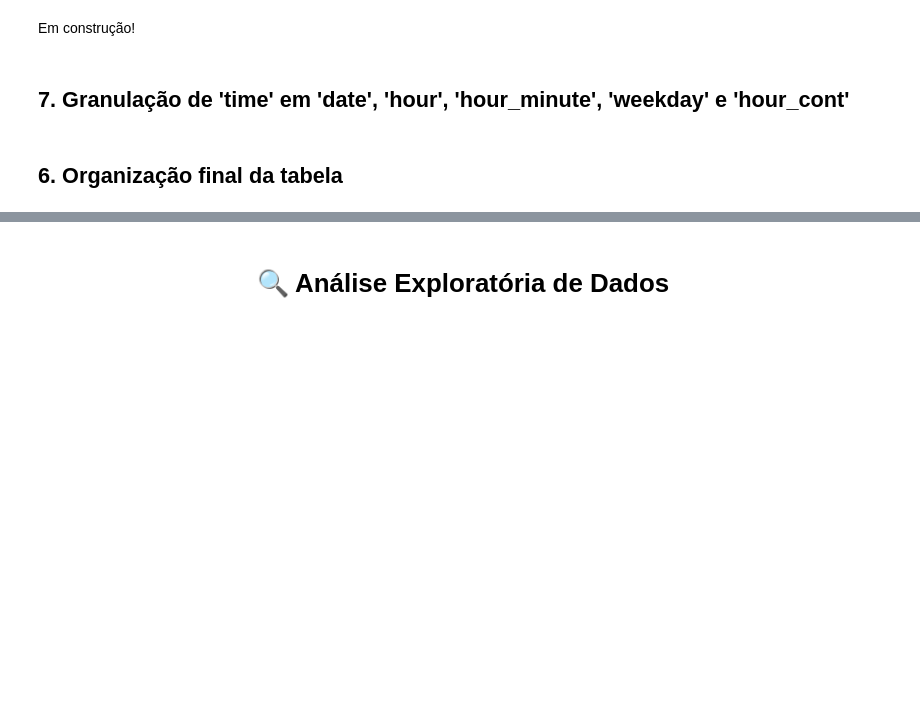
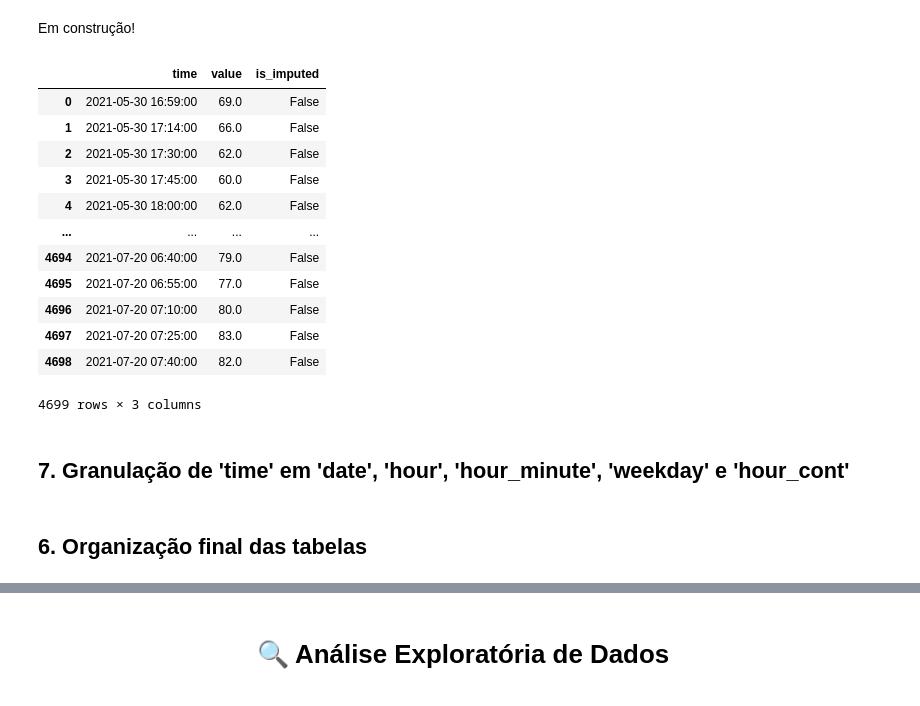
Before and after one commit to teco-insights/continuous-glucose-monitoring, a Jupyter notebook: continuous_glucose_monitoring.ipynb, the cells around one changed output, grey strips where cells are left out. Drawn from its saved outputs; the diff is of its cells as text; code cells hidden in the pictures; blank space fills up the shorter version.

```diff
--- a/continuous_glucose_monitoring.ipynb
+++ b/continuous_glucose_monitoring.ipynb
@@ -144,54 +244,86 @@ Em construção!
 # %%
 # Consideramos as últimas 10 medidas anteriores e 10 posteriores registradas no conjunto de dados.
 # Atribuíremos pesos diferentes a cada uma, de acordo com a distância para o nosso dado faltante.
-def imputar_por_media_ponderada(df, col_time='time', col_val='value', alpha=2, k_vizinhos=20):
+
+def imp_mp(df, col_time='time', col_val='value', alpha=2, k_vizinhos=20):
     """
     Preenche valores ausentes com média ponderada de vizinhos temporais.
 
     Parâmetros:
         df: DataFrame com timestamps e valores
         col_time: nome da coluna de tempo
         col_val: nome da coluna com os valores a imputar
         alpha: grau de decaimento dos pesos (ex: 2)
         k_vizinhos: número de vizinhos (anteriores + posteriores)
 
     Retorna:
         DataFrame com coluna imputada
     """
     df = df.copy()
-    df = df.sort_values(col_time).reset_index(drop=True)
-    df['is_imputed'] = False
+    df = df.sort_values(col_time).reset_index(drop=True) # organiza o dataframe
+    df['is_imputed'] = False # cria a coluna is_imputed e atribui o valor falso a todas as células
+    k_half = k_vizinhos//2
 
-    mask_nan = df[col_val].isna()
-    idxs_nan = df[mask_nan].index
+    elem_nan = df[col_val].isna() # retorna os elementos da coluna col_val (value) que estão sem valor
+    inds_nan = df[elem_nan].index # retorna os indíces desses elementos
 
-    for idx in idxs_nan:
-        t_faltante = df.loc[idx, col_time]
+    for ind in inds_nan:
+        t_faltante = df.loc[ind, col_time] # pega um tempo faltante
 
         # Vizinhos com valor observado
-        df_obs = df[~df[col_val].isna()].copy()
-        df_obs['delta'] = (df_obs[col_time] - t_faltante).dt.total_seconds() / (60 * 60 * 24)
+        df_obs = df[~df[col_val].isna()].copy() # ~ inverte Trues e Falses, e então selecionamos somente
+                                                # as linhas onde value não é nulo!
+
+        # criamos uma coluna ('delta') com a distância temporal (em horas) entre os timestamps dos dados observados
+        # e os timestamps dos dados faltantes (cada t_faltante). O sinal é importante! (- veio antes, + veio depois)
+        df_obs['delta'] = (df_obs[col_time] - t_faltante).dt.total_seconds() / (60 * 60)
+
+        # Cria uma nova coluna ('delta_abs'), com os módulos dessas distâncias
         df_obs['delta_abs'] = df_obs['delta'].abs()
 
-        # Pega os k vizinhos mais próximos no tempo
-        df_vizinhos = df_obs.nsmallest(k_vizinhos, 'delta_abs')
+        # Pega os k/2 vizinhos anteriores mais próximos no tempo e os k/2 posteriores
+        ant = df_obs[df_obs['delta'] < 0].nlargest(k_half, 'delta')
+        post = df_obs[df_obs['delta'] > 0].nsmallest(k_half, 'delta')
 
-        if df_vizinhos.empty:
+        # junto os dados anteriores e posteriores em uma única lista
+        df_viz = pd.concat([ant, post]) # dataframe
+
+        if df_viz.empty:
             continue  # Não há vizinhos disponíveis
 
         # Cálculo dos pesos
-        pesos = 1 / (1 + df_vizinhos['delta_abs'])**alpha
-        valores = df_vizinhos[col_val].values
+        pesos = (1 / (1 + df_viz['delta_abs'])**alpha).values # coluna unidimensional (Series)
+        valores = df_viz[col_val].values # extraimos os valores observados dos vizinhos temporais, como um nparray
+                                         # values elimina os indíces que os Series carregam.
+        num = np.sum(pesos * valores)
+        den = np.sum(pesos)
 
-        numerador = np.sum(pesos * valores)
-        denominador = np.sum(pesos)
+        estimativa = num / den
 
-        estimativa = numerador / denominador
-
-        df.loc[idx, col_val] = estimativa
-        df.loc[idx, 'is_imputed'] = True
+        df.loc[ind, col_val] = estimativa # colocando a estimativa na celula de col_val correspondente a ind
+        df.loc[ind, 'is_imputed'] = True # coloca o valor True na celula de is_imputed
 
     return df
+
+df_raw = imp_mp(df_raw)
+df_est = imp_mp(df_tempos)
+
+# Novo dataframe, com os valores medidos e os valores estimados
+df_est
+# %% [output]
+|  | time | value | is_imputed |
+| 0 | 2021-05-30 16:59:00 | 69.0 | False |
+| 1 | 2021-05-30 17:14:00 | 66.0 | False |
+| 2 | 2021-05-30 17:30:00 | 62.0 | False |
+| 3 | 2021-05-30 17:45:00 | 60.0 | False |
+| 4 | 2021-05-30 18:00:00 | 62.0 | False |
+| ... | ... | ... | ... |
+| 4694 | 2021-07-20 06:40:00 | 79.0 | False |
+| 4695 | 2021-07-20 06:55:00 | 77.0 | False |
+| 4696 | 2021-07-20 07:10:00 | 80.0 | False |
+| 4697 | 2021-07-20 07:25:00 | 83.0 | False |
+| 4698 | 2021-07-20 07:40:00 | 82.0 | False |
+4699 rows × 3 columns
 # %% [markdown]
 ## 7. Granulação de 'time' em 'date', 'hour', 'hour_minute', 'weekday' e 'hour_cont'
 # %%
@@ -209,2 +365,2 @@ df_raw['hour_cont'] = (df_raw['time'].dt.hour + df_raw['time'].dt.minute / 60).r
 # %% [markdown]
-## 6. Organização final da tabela
+## 6. Organização final das tabelas
```
Also changed, not shown: parts of 11 cells of this notebook.
